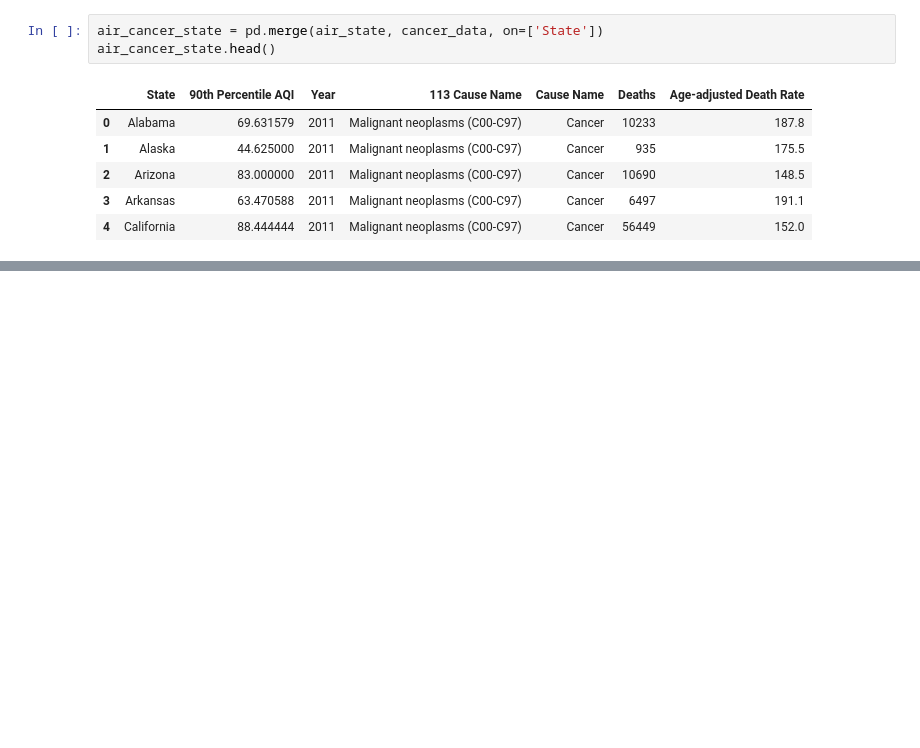
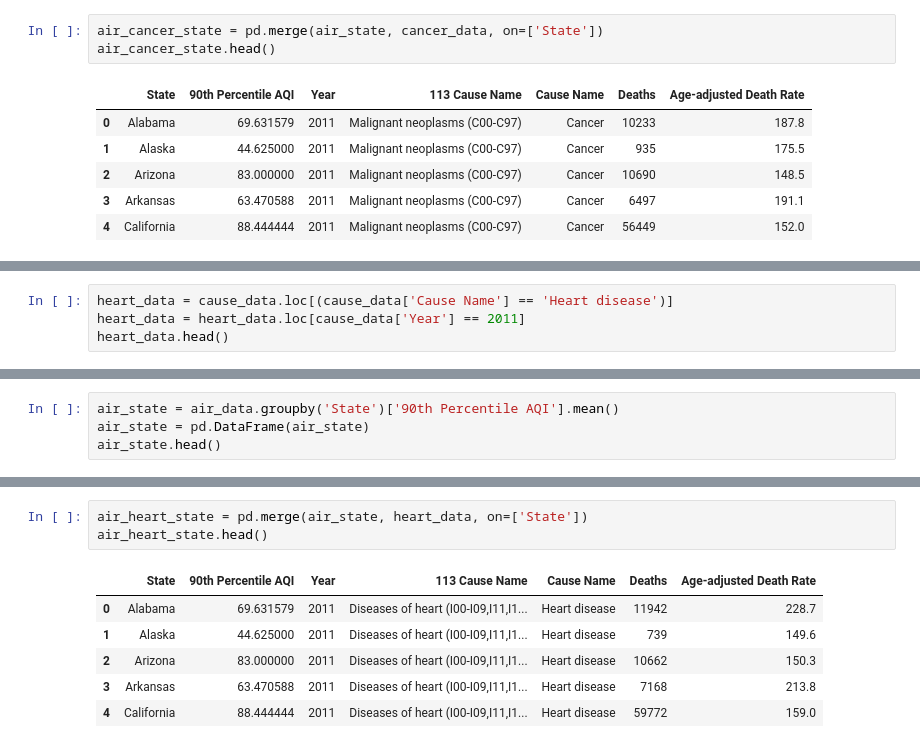
Before and after one commit to austinlittle1/ETLproject, a Jupyter notebook: etl_project.ipynb, the cells around one changed output, grey strips where cells are left out. Drawn from its saved outputs; the diff is of its cells as text; blank space fills up the shorter version.

```diff
--- a/etl_project.ipynb
+++ b/etl_project.ipynb
@@ -137,0 +202,4 @@ air_cancer_state.head()
+# %%
+heart_data = cause_data.loc[(cause_data['Cause Name'] == 'Heart disease')]
+heart_data = heart_data.loc[cause_data['Year'] == 2011]
+heart_data.head()
@@ -137,0 +213,4 @@ air_cancer_state.head()
+# %%
+air_state = air_data.groupby('State')['90th Percentile AQI'].mean()
+air_state = pd.DataFrame(air_state)
+air_state.head()
@@ -137,0 +225,10 @@ air_cancer_state.head()
+# %%
+air_heart_state = pd.merge(air_state, heart_data, on=['State'])
+air_heart_state.head()
+# %% [output]
+|  | State | 90th Percentile AQI | Year | 113 Cause Name | Cause Name | Deaths | Age-adjusted Death Rate |
+| 0 | Alabama | 69.631579 | 2011 | Diseases of heart (I00-I09,I11,I1... | Heart disease | 11942 | 228.7 |
+| 1 | Alaska | 44.625000 | 2011 | Diseases of heart (I00-I09,I11,I1... | Heart disease | 739 | 149.6 |
+| 2 | Arizona | 83.000000 | 2011 | Diseases of heart (I00-I09,I11,I1... | Heart disease | 10662 | 150.3 |
+| 3 | Arkansas | 63.470588 | 2011 | Diseases of heart (I00-I09,I11,I1... | Heart disease | 7168 | 213.8 |
+| 4 | California | 88.444444 | 2011 | Diseases of heart (I00-I09,I11,I1... | Heart disease | 59772 | 159.0 |
```
Also changed, not shown: parts of 29 cells of this notebook, 1 other file.
